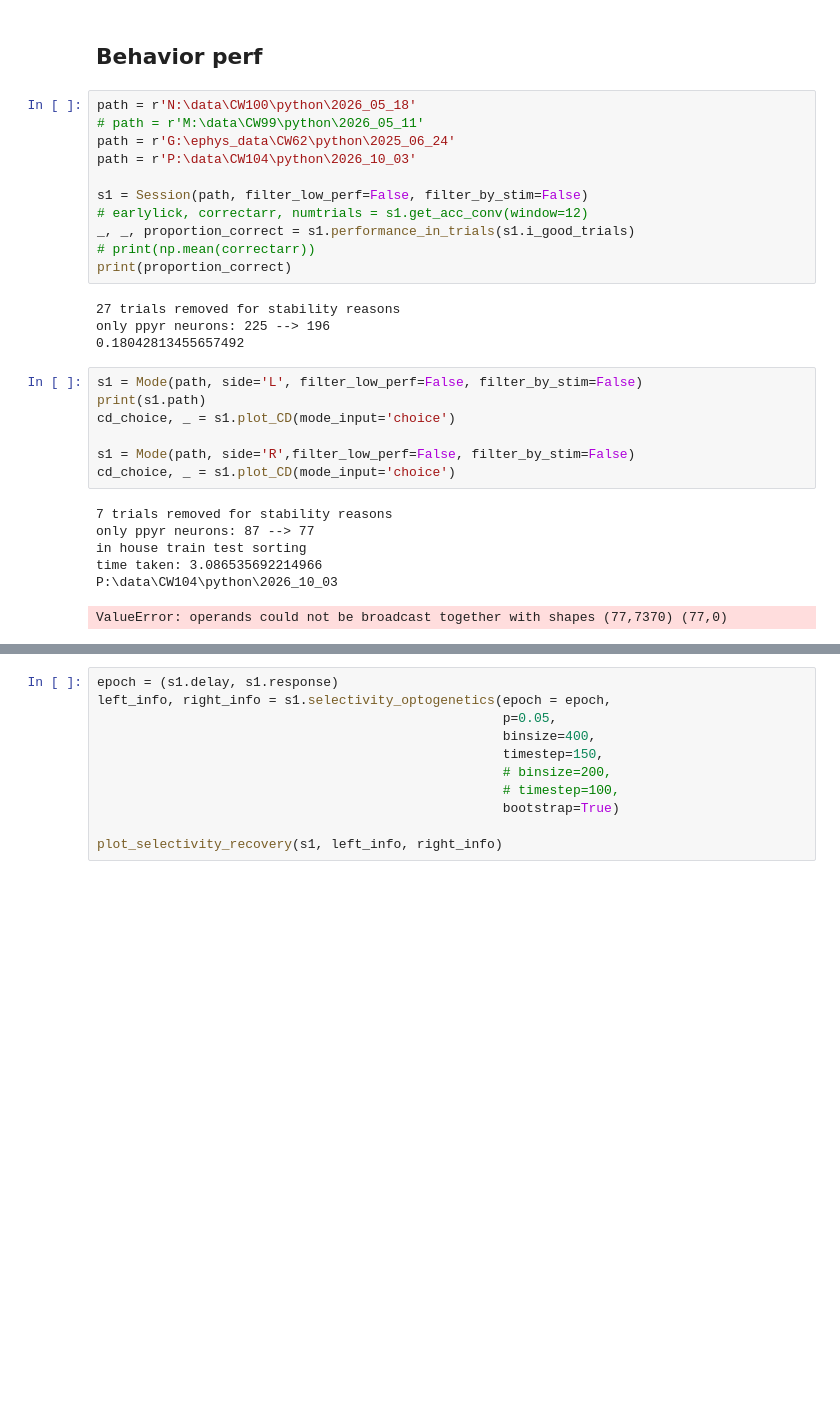
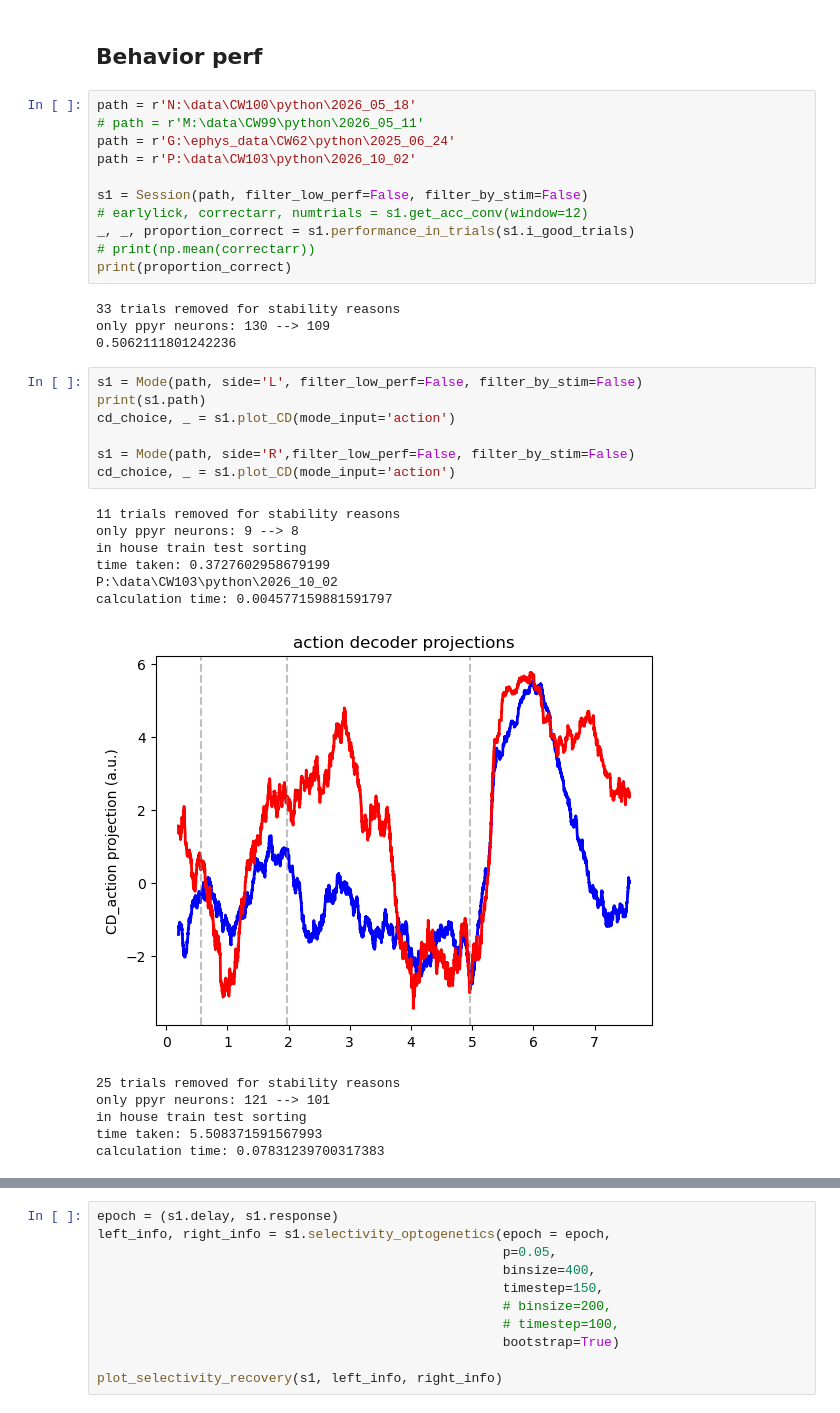
Before and after one commit to catherinewang99/EphysAnalysis, a Jupyter notebook: naive_curation_ephys.ipynb, the cells around one changed output, grey strips where cells are left out. Cells and saved outputs as stored; diff of their text form; blank space fills up the shorter version.

```diff
--- a/naive_curation_ephys.ipynb
+++ b/naive_curation_ephys.ipynb
@@ -117,7 +117,7 @@ naive_paths = [
 path = r'N:\data\CW100\python\2026_05_18'
 # path = r'M:\data\CW99\python\2026_05_11'
 path = r'G:\ephys_data\CW62\python\2025_06_24'
-path = r'P:\data\CW104\python\2026_10_03'
+path = r'P:\data\CW103\python\2026_10_02'
 
 s1 = Session(path, filter_low_perf=False, filter_by_stim=False)
 # earlylick, correctarr, numtrials = s1.get_acc_conv(window=12)
@@ -125,20 +125,26 @@ _, _, proportion_correct = s1.performance_in_trials(s1.i_good_trials)
 # print(np.mean(correctarr))
 print(proportion_correct)
 # %% [output]
-27 trials removed for stability reasons
-only ppyr neurons: 225 --> 196
-0.18042813455657492
+33 trials removed for stability reasons
+only ppyr neurons: 130 --> 109
+0.5062111801242236
 # %%
 s1 = Mode(path, side='L', filter_low_perf=False, filter_by_stim=False)
 print(s1.path)
-cd_choice, _ = s1.plot_CD(mode_input='choice')
+cd_choice, _ = s1.plot_CD(mode_input='action')
 
 s1 = Mode(path, side='R',filter_low_perf=False, filter_by_stim=False)
-cd_choice, _ = s1.plot_CD(mode_input='choice')
+cd_choice, _ = s1.plot_CD(mode_input='action')
 # %% [output]
-7 trials removed for stability reasons
-only ppyr neurons: 87 --> 77
+11 trials removed for stability reasons
+only ppyr neurons: 9 --> 8
 in house train test sorting
-time taken: 3.086535692214966
-P:\data\CW104\python\2026_10_03
+time taken: 0.3727602958679199
+P:\data\CW103\python\2026_10_02
+calculation time: 0.004577159881591797
+[figure, added]
-ValueError: operands could not be broadcast together with shapes (77,7370) (77,0)
+25 trials removed for stability reasons
+only ppyr neurons: 121 --> 101
+in house train test sorting
+time taken: 5.508371591567993
+calculation time: 0.07831239700317383
```
Also changed, not shown: parts of 1 cell of this notebook, 4 other files.
